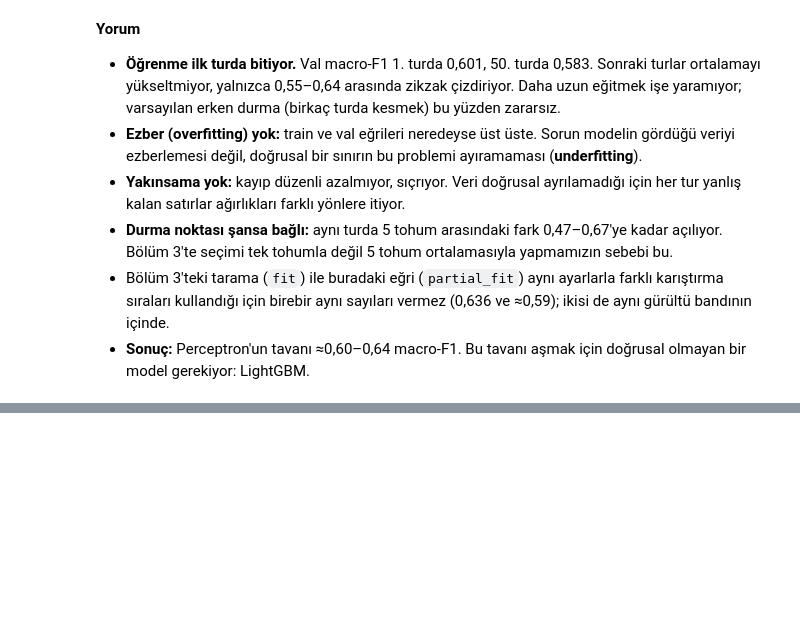
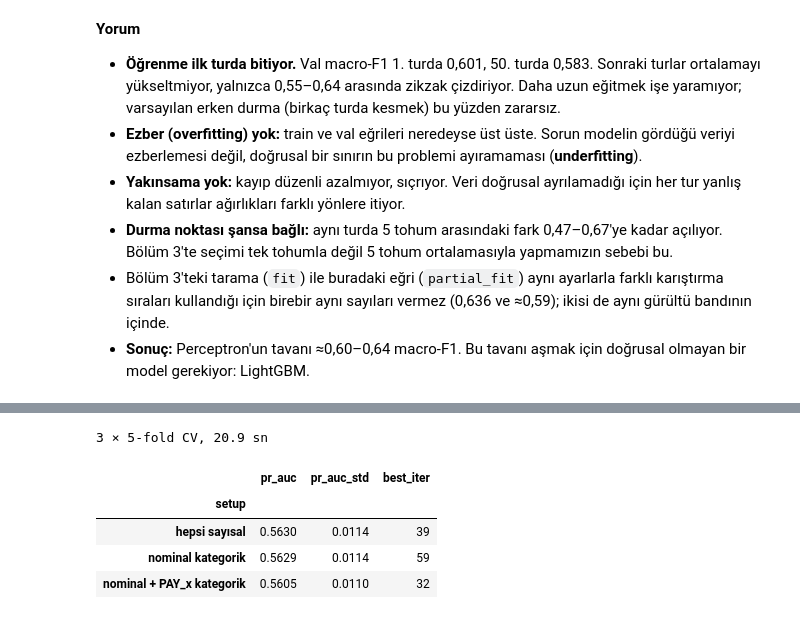
Before and after one commit to KamuranBey00/DataScienceProject, a Jupyter notebook: notebooks/03_perceptron_lgbm.ipynb, the cells around one changed output, grey strips where cells are left out. Cells and saved outputs as stored; diff of their text form; code cells hidden in the pictures; blank space fills up the shorter version.

```diff
--- a/notebooks/03_perceptron_lgbm.ipynb
+++ b/notebooks/03_perceptron_lgbm.ipynb
@@ -382,0 +464,19 @@ plt.show()
+# %%
+CAT_SETUPS = {
+    "hepsi sayısal": [],
+    "nominal kategorik": NOMINAL_COLS,
+    "nominal + PAY_x kategorik": CAT_COLS,
+}
+cat_rows = []
+start = time.perf_counter()
+for name, cat_cols in CAT_SETUPS.items():
+    cat_rows.append({"setup": name} | cv_lgbm({}, to_lgbm(X_train, cat_cols), y_train))
+print(f"{len(CAT_SETUPS)} × {N_FOLDS}-fold CV, {time.perf_counter() - start:.1f} sn")
+pd.DataFrame(cat_rows).set_index("setup")
+# %% [output]
+3 × 5-fold CV, 20.9 sn
+|  | pr_auc | pr_auc_std | best_iter |
+| setup |  |  |  |
+| hepsi sayısal | 0.5630 | 0.0114 | 39 |
+| nominal kategorik | 0.5629 | 0.0114 | 59 |
+| nominal + PAY_x kategorik | 0.5605 | 0.0110 | 32 |
```
Also changed, not shown: parts of 10 cells of this notebook, 1 other file.
